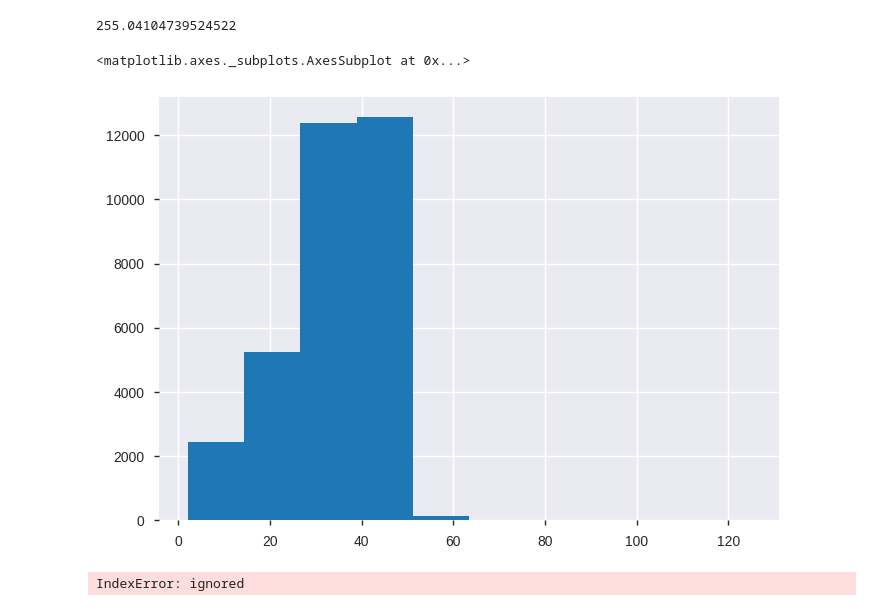
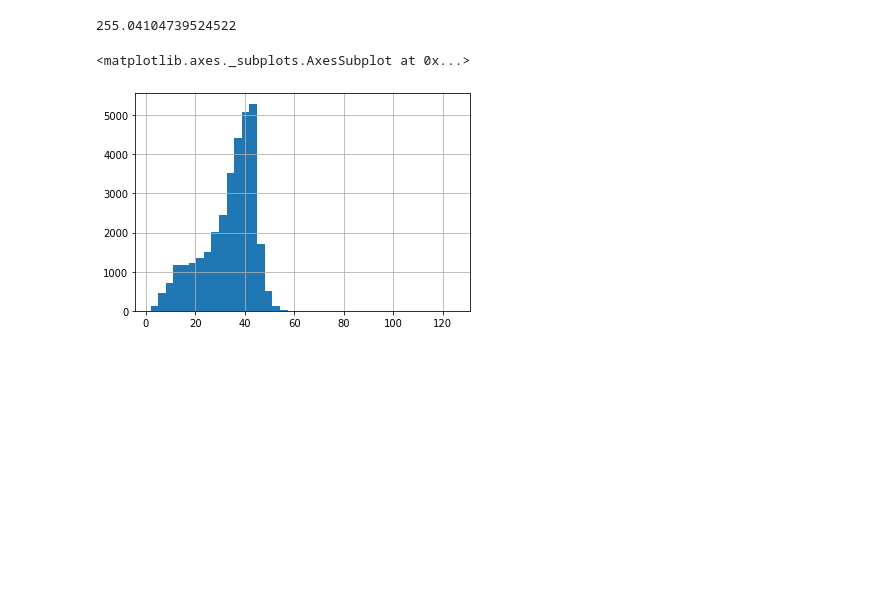
Before and after one commit to mthsansu/MLNLP, a Jupyter notebook: Code/Descriptive_statistics.ipynb, the cells around one changed output. Cells and saved outputs as stored; diff of their text form; code cells hidden in the pictures; blank space fills up the shorter version.

```diff
--- a/Code/Descriptive_statistics.ipynb
+++ b/Code/Descriptive_statistics.ipynb
@@ -73,15 +86,10 @@ df.text.apply(len).mean()
 # %%
 # let's add some basic information about the text: number of "words" (here we only split by a space, a really naive approach)
 df['words_len'] = df.text.apply(lambda x: len(x.split(' ')) )
-# %%
-df.words_len.hist()
-# %% [output]
-<matplotlib.axes._subplots.AxesSubplot at 0x...>
-[figure, removed]
-# %%
-years = []
-for i in range(len(df)):
-  string = str(df.iloc[i]["created_at"])
-  years[i] = string[:4]
-# %% [output]
-IndexError: ignored
+# %%
+# Repartition of the content lengths (characters)
+%matplotlib inline
+df.words_len.hist(bins=40)
+# %% [output]
+<matplotlib.axes._subplots.AxesSubplot at 0x...>
+[figure, added]
```
Also changed, not shown: parts of 11 cells of this notebook.
